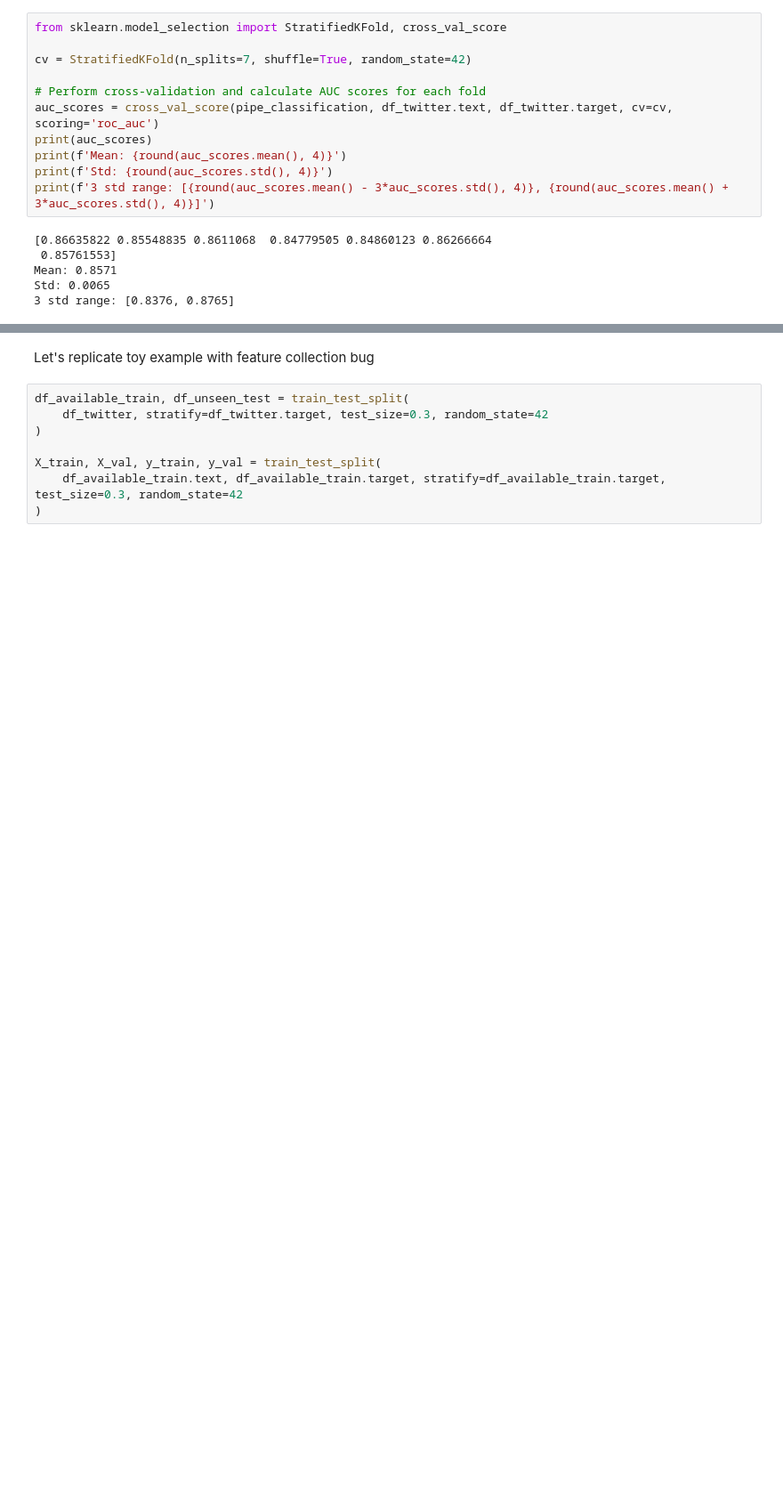
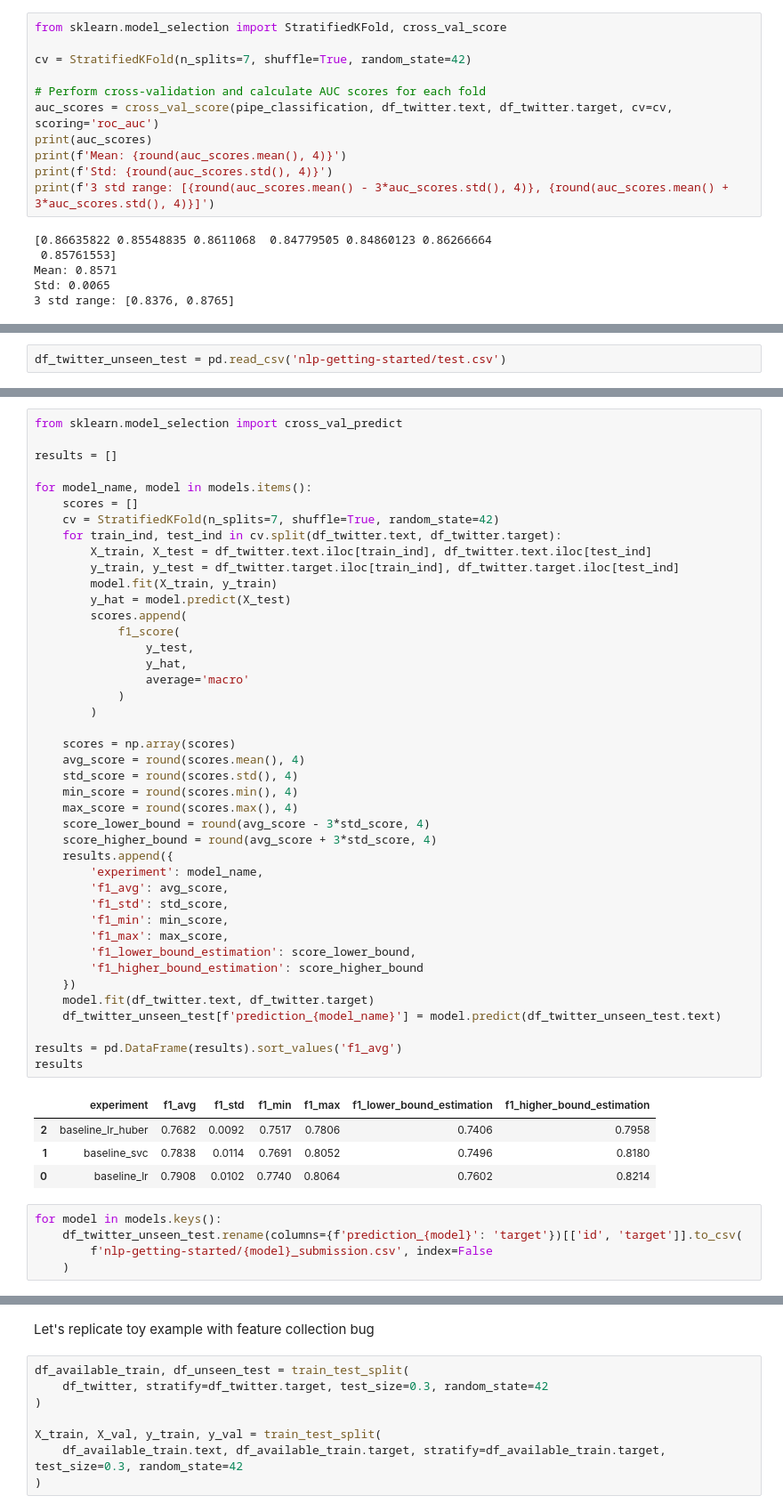
Before and after one commit to VSydorskyy/iasa_nlp_course, a Jupyter notebook: Lecture_3/Validation.ipynb, the cells around one changed output, grey strips where cells are left out. Shown: that part at 89% size. Saved outputs shown, nothing was run; the diff lists cells and outputs as text; blank space fills up the shorter version.

```diff
--- a/Lecture_3/Validation.ipynb
+++ b/Lecture_3/Validation.ipynb
@@ -843,0 +966,2 @@ Group K-fold plays a very important role in NLP, there are several task examples
+# %%
+df_twitter_unseen_test = pd.read_csv('nlp-getting-started/test.csv')
@@ -843,0 +974,52 @@ Group K-fold plays a very important role in NLP, there are several task examples
+# %%
+from sklearn.model_selection import cross_val_predict
+
+results = []
+
+for model_name, model in models.items():
+    scores = []
+    cv = StratifiedKFold(n_splits=7, shuffle=True, random_state=42)
+    for train_ind, test_ind in cv.split(df_twitter.text, df_twitter.target):
+        X_train, X_test = df_twitter.text.iloc[train_ind], df_twitter.text.iloc[test_ind]
+        y_train, y_test = df_twitter.target.iloc[train_ind], df_twitter.target.iloc[test_ind]
+        model.fit(X_train, y_train)
+        y_hat = model.predict(X_test)
+        scores.append(
+            f1_score(
+                y_test,
+                y_hat,
+                average='macro'
+            )
+        )
+
+    scores = np.array(scores)
+    avg_score = round(scores.mean(), 4)
+    std_score = round(scores.std(), 4)
+    min_score = round(scores.min(), 4)
+    max_score = round(scores.max(), 4)
+    score_lower_bound = round(avg_score - 3*std_score, 4)
+    score_higher_bound = round(avg_score + 3*std_score, 4)
+    results.append({
+        'experiment': model_name,
+        'f1_avg': avg_score,
+        'f1_std': std_score,
+        'f1_min': min_score,
+        'f1_max': max_score,
+        'f1_lower_bound_estimation': score_lower_bound,
+        'f1_higher_bound_estimation': score_higher_bound
+    })
+    model.fit(df_twitter.text, df_twitter.target)
+    df_twitter_unseen_test[f'prediction_{model_name}'] = model.predict(df_twitter_unseen_test.text)
+
+results = pd.DataFrame(results).sort_values('f1_avg')
+results
+# %% [output]
+|  | experiment | f1_avg | f1_std | f1_min | f1_max | f1_lower_bound_estimation | f1_higher_bound_estimation |
+| 2 | baseline_lr_huber | 0.7682 | 0.0092 | 0.7517 | 0.7806 | 0.7406 | 0.7958 |
+| 1 | baseline_svc | 0.7838 | 0.0114 | 0.7691 | 0.8052 | 0.7496 | 0.8180 |
+| 0 | baseline_lr | 0.7908 | 0.0102 | 0.7740 | 0.8064 | 0.7602 | 0.8214 |
+# %%
+for model in models.keys():
+    df_twitter_unseen_test.rename(columns={f'prediction_{model}': 'target'})[['id', 'target']].to_csv(
+        f'nlp-getting-started/{model}_submission.csv', index=False
+    )
```
Also changed, not shown: parts of 22 cells of this notebook, 1 other file.
